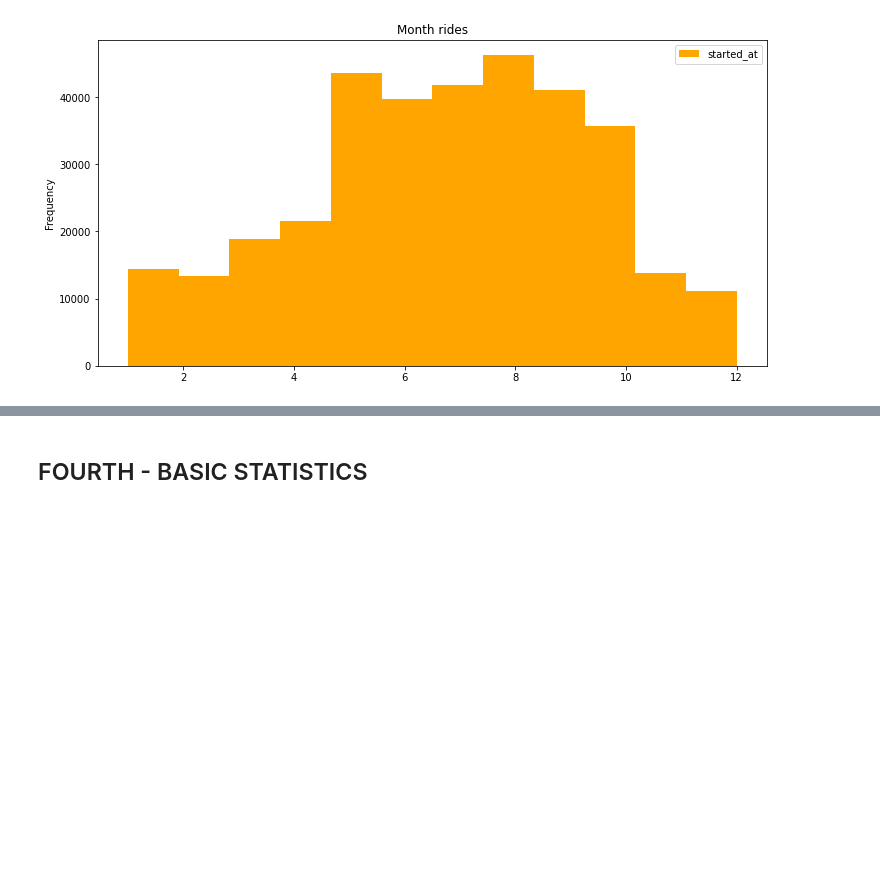
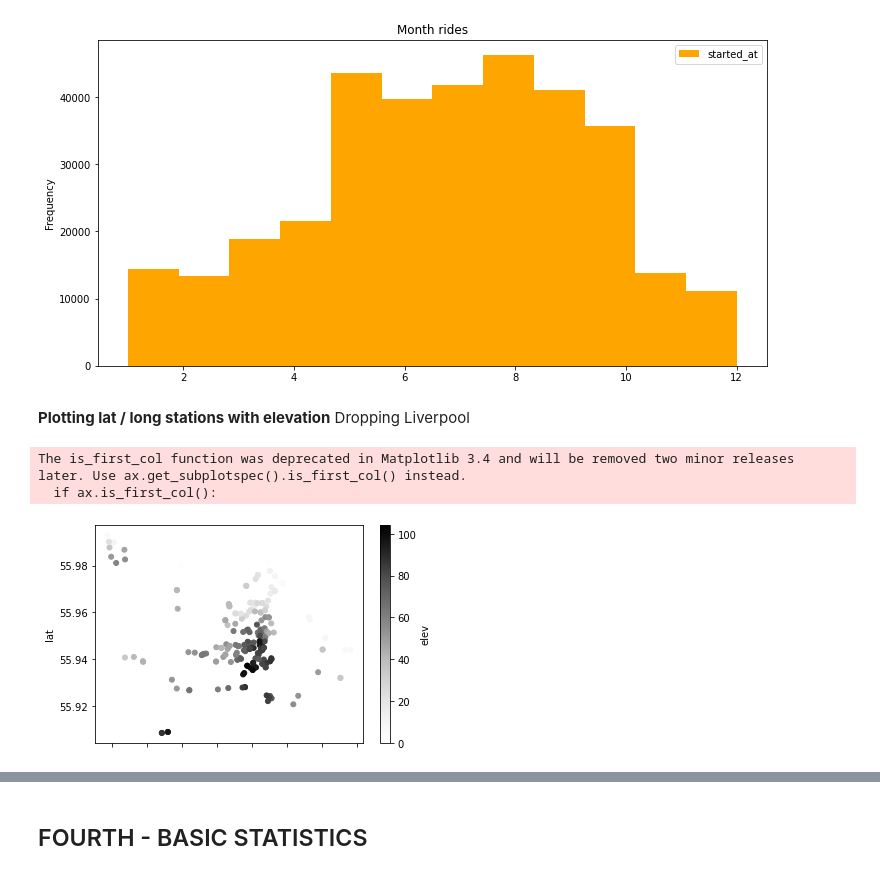
Before and after one commit to daim77/python_BI_analysis_bike_sharing, a Jupyter notebook: results.ipynb, the cells around one changed output, grey strips where cells are left out. Drawn from its saved outputs; the diff is of its cells as text; code cells hidden in the pictures; blank space fills up the shorter version.

```diff
--- a/results.ipynb
+++ b/results.ipynb
@@ -622,3 +543,13 @@ df.plot.hist(df, figsize=(12, 6), color='orange', bins=12, legend='True', title=
 # %% [output]
 <AxesSubplot:title={'center':'Month rides'}, ylabel='Frequency'>
 [figure]
+# %% [markdown]
+**Plotting lat / long stations with elevation**
+Dropping Liverpool
+# %%
+df_stations_id.loc[df_stations_id['lat'] > 55, ['lat', 'long', 'elev']]\
+    .plot.scatter(x='long', y='lat', c='elev', s=25);
+# %% [output]
+The is_first_col function was deprecated in Matplotlib 3.4 and will be removed two minor releases later. Use ax.get_subplotspec().is_first_col() instead.
+  if ax.is_first_col():
+[figure, added]
```
Also changed, not shown: parts of 12 cells of this notebook.
